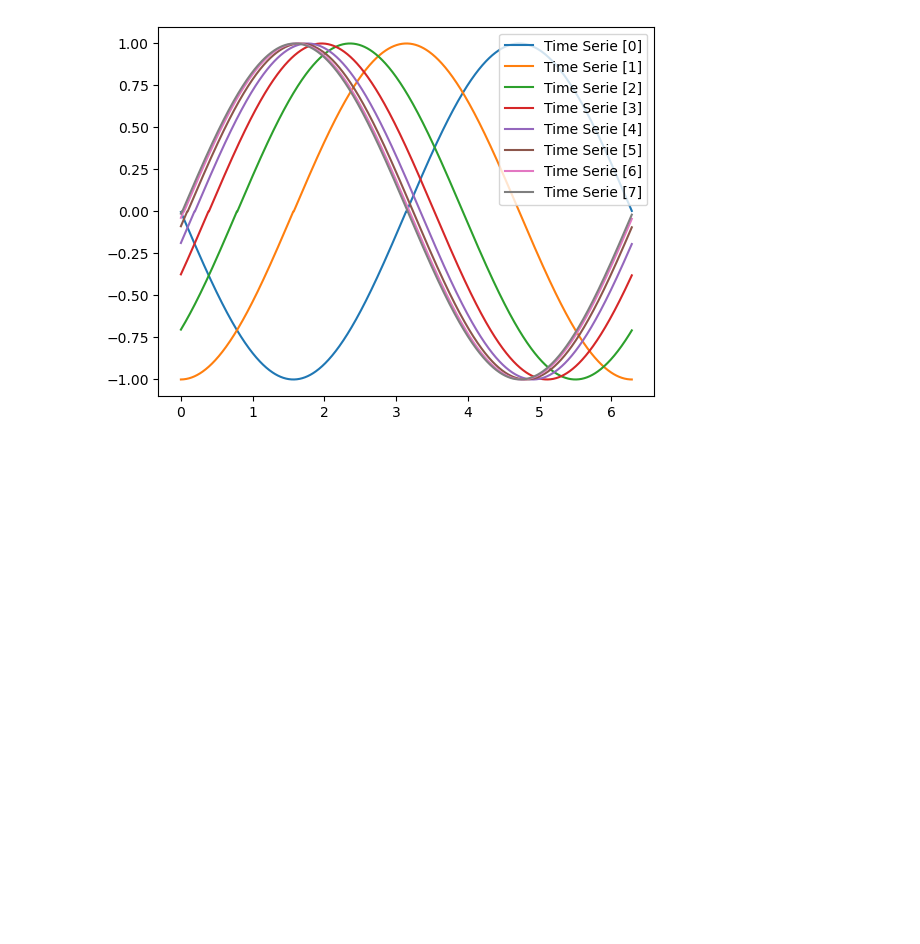
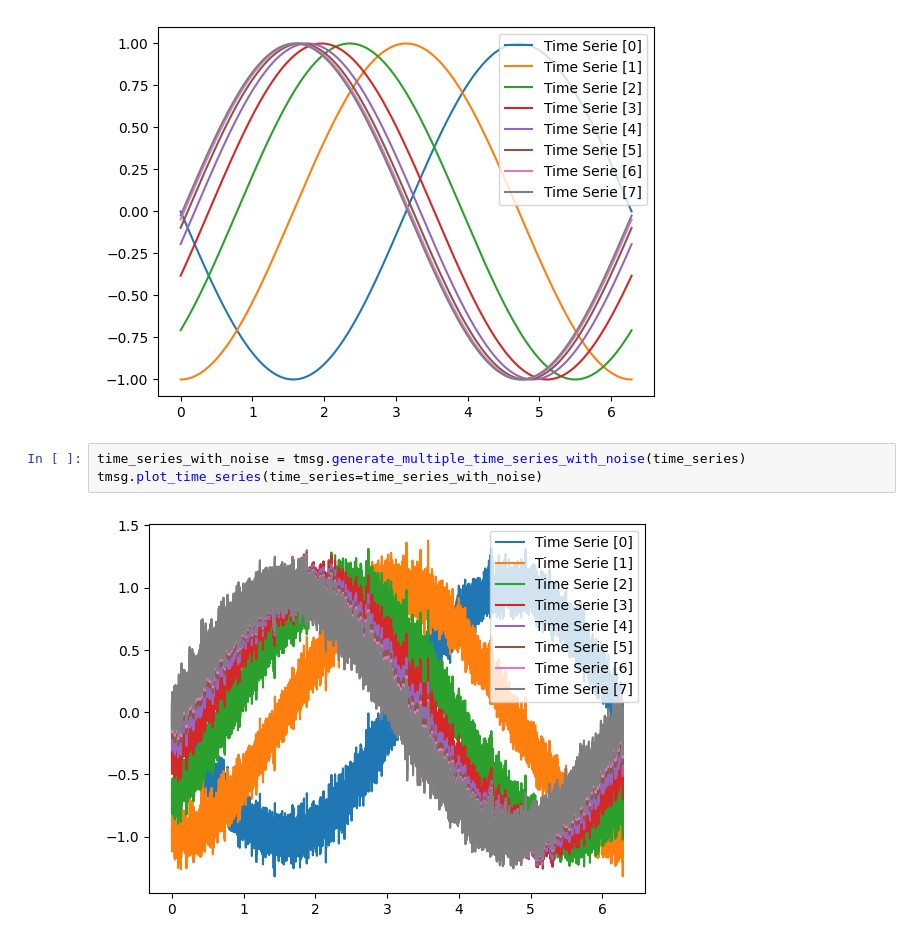
Before and after one commit to CristoferSilva/SyntheticTimeSeriesDataset, a Jupyter notebook: syntheticTimeSeriesDataset.ipynb, the cells around one changed output. Saved outputs shown, nothing was run; the diff lists cells and outputs as text; blank space fills up the shorter version.

Commit message:
Add noise and anomaly points

```diff
--- a/syntheticTimeSeriesDataset.ipynb
+++ b/syntheticTimeSeriesDataset.ipynb
@@ -31,3 +53,8 @@ AttributeError: 'list' object has no attribute 'save'
 tmsg.plot_time_series(time_series=time_series)
 # %% [output]
 [figure]
+# %%
+time_series_with_noise = tmsg.generate_multiple_time_series_with_noise(time_series)
+tmsg.plot_time_series(time_series=time_series_with_noise)
+# %% [output]
+[figure, added]
```
Also changed, not shown: parts of 5 cells of this notebook, 1 other file.
